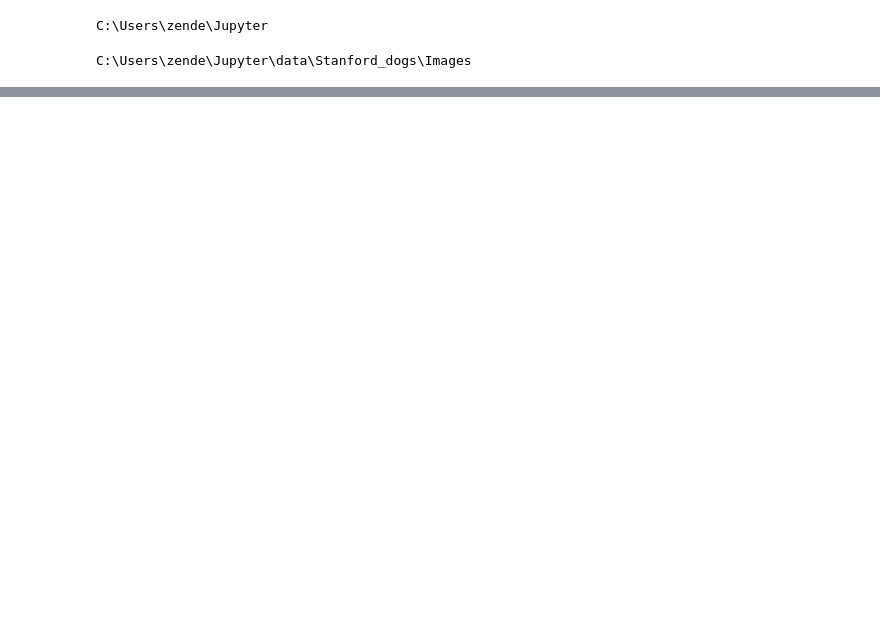
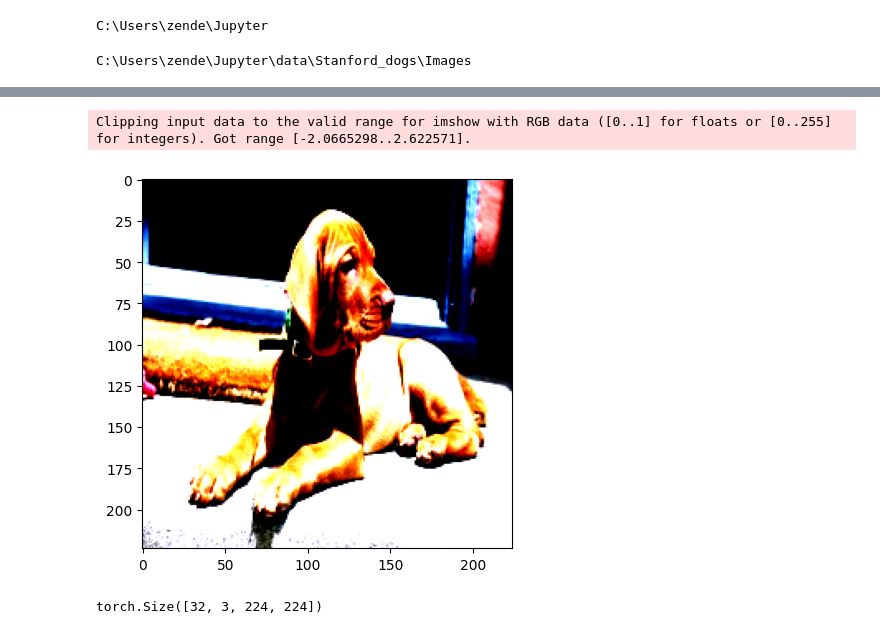
Before and after one commit to cosmos45/Tensors_dogs, a Jupyter notebook: tensors.ipynb, the cells around one changed output, grey strips where cells are left out. Drawn from its saved outputs; the diff is of its cells as text; code cells hidden in the pictures; blank space fills up the shorter version.

```diff
--- a/tensors.ipynb
+++ b/tensors.ipynb
@@ -79,0 +226,16 @@ image_file_path.split(os.path.sep)[-2].split('-')[-1]
+# %%
+dataset_val = StanfordDogs(X_val, y_val,
+                           transform= Compose([
+                               Resize((224, 224)),
+                               ToTensor(),
+                               Normalize([0.485, 0.456, 0.406], [0.229, 0.224, 0.225])
+
+                           ]))
+# %%
+image, label = dataset_val[0]
+# %%
+plt.imshow(image.permute(1,2,0))
+plt.show()
+# %% [output]
+Clipping input data to the valid range for imshow with RGB data ([0..1] for floats or [0..255] for integers). Got range [-2.0665298..2.622571].
+[figure, added]
@@ -79,0 +249,4 @@ image_file_path.split(os.path.sep)[-2].split('-')[-1]
+# %%
+item.shape
+# %% [output]
+torch.Size([32, 3, 224, 224])
```
Also changed, not shown: parts of 45 cells of this notebook.
